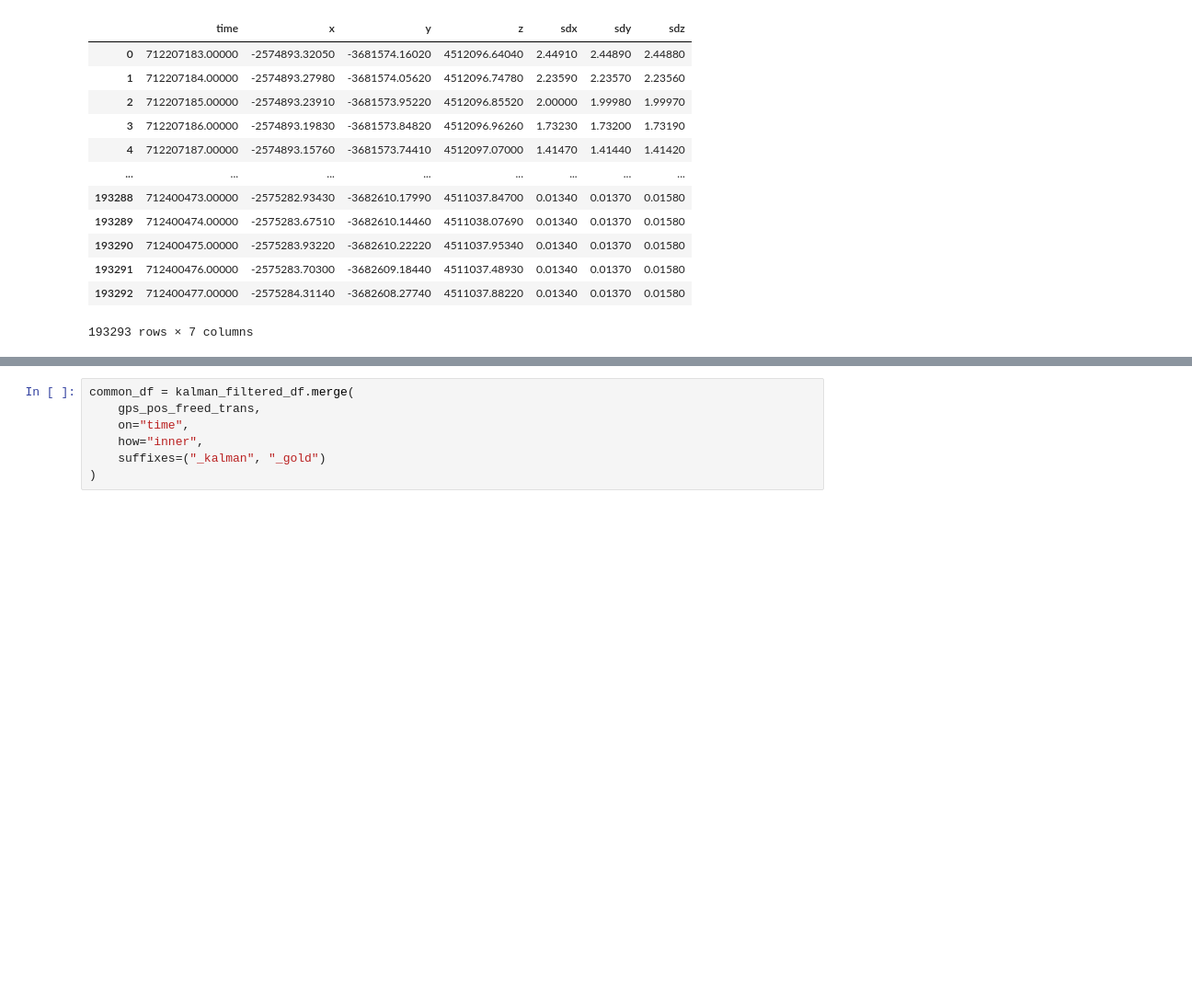
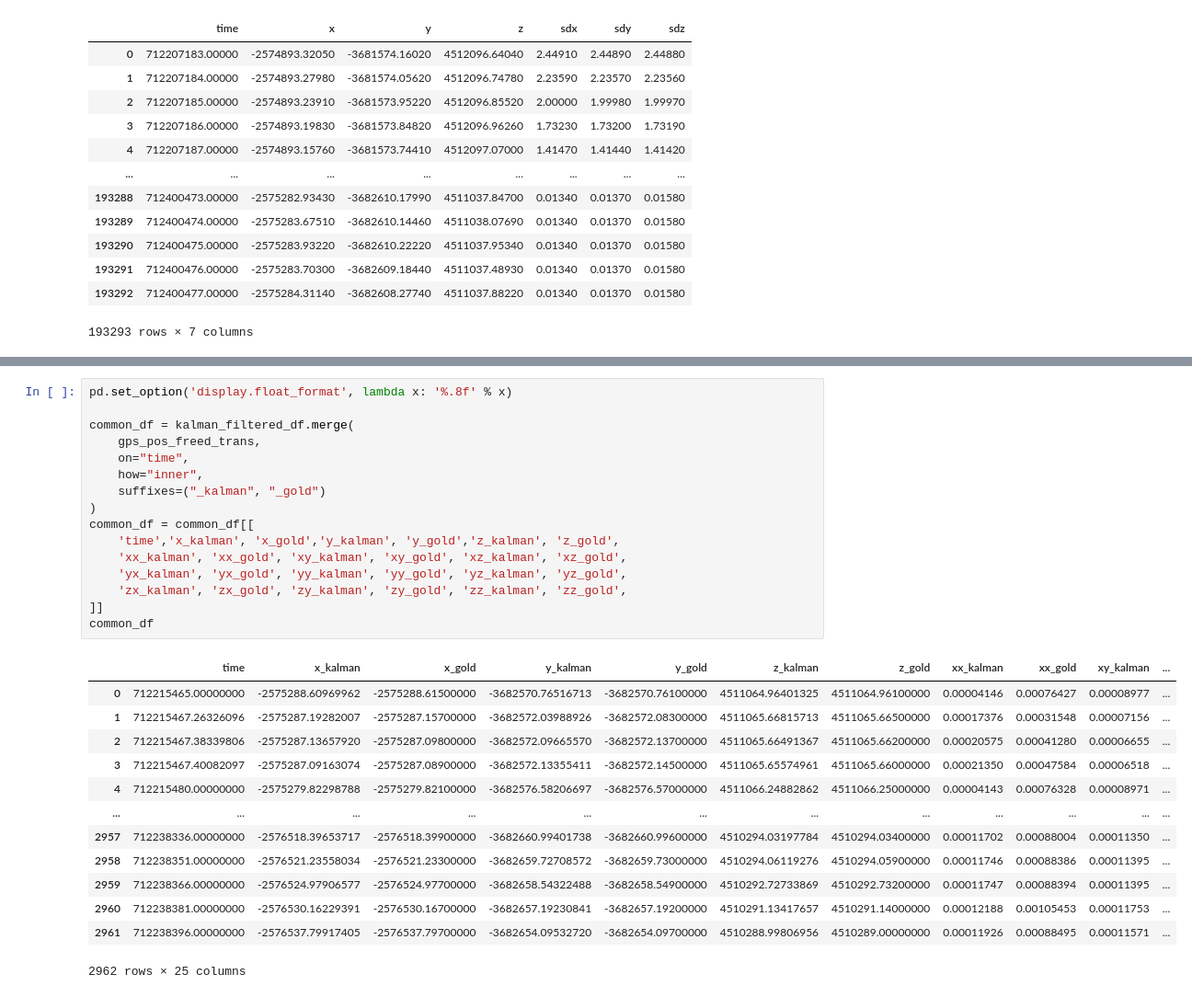
Before and after one commit to seafloor-geodesy/gnatss, a Jupyter notebook: Optimized_Kalman.ipynb, the cells around one changed output, grey strips where cells are left out. Shown at 92% size. Saved outputs shown, nothing was run; the diff lists cells and outputs as text; blank space fills up the shorter version.

```diff
--- a/Optimized_Kalman.ipynb
+++ b/Optimized_Kalman.ipynb
@@ -168,7 +157,30 @@ gps_pos_freed_trans
 # %%
+pd.set_option('display.float_format', lambda x: '%.8f' % x)
+
 common_df = kalman_filtered_df.merge(
     gps_pos_freed_trans,
     on="time",
     how="inner",
     suffixes=("_kalman", "_gold")
 )
+common_df = common_df[[
+    'time','x_kalman', 'x_gold','y_kalman', 'y_gold','z_kalman', 'z_gold',
+    'xx_kalman', 'xx_gold', 'xy_kalman', 'xy_gold', 'xz_kalman', 'xz_gold',
+    'yx_kalman', 'yx_gold', 'yy_kalman', 'yy_gold', 'yz_kalman', 'yz_gold',
+    'zx_kalman', 'zx_gold', 'zy_kalman', 'zy_gold', 'zz_kalman', 'zz_gold',
+]]
+common_df
+# %% [output]
+|  | time | x_kalman | x_gold | y_kalman | y_gold | z_kalman | z_gold | xx_kalman | xx_gold | xy_kalman | ... |
+| 0 | 712215465.00000000 | -2575288.60969962 | -2575288.61500000 | -3682570.76516713 | -3682570.76100000 | 4511064.96401325 | 4511064.96100000 | 0.00004146 | 0.00076427 | 0.00008977 | ... |
+| 1 | 712215467.26326096 | -2575287.19282007 | -2575287.15700000 | -3682572.03988926 | -3682572.08300000 | 4511065.66815713 | 4511065.66500000 | 0.00017376 | 0.00031548 | 0.00007156 | ... |
+| 2 | 712215467.38339806 | -2575287.13657920 | -2575287.09800000 | -3682572.09665570 | -3682572.13700000 | 4511065.66491367 | 4511065.66200000 | 0.00020575 | 0.00041280 | 0.00006655 | ... |
+| 3 | 712215467.40082097 | -2575287.09163074 | -2575287.08900000 | -3682572.13355411 | -3682572.14500000 | 4511065.65574961 | 4511065.66000000 | 0.00021350 | 0.00047584 | 0.00006518 | ... |
+| 4 | 712215480.00000000 | -2575279.82298788 | -2575279.82100000 | -3682576.58206697 | -3682576.57000000 | 4511066.24882862 | 4511066.25000000 | 0.00004143 | 0.00076328 | 0.00008971 | ... |
+| ... | ... | ... | ... | ... | ... | ... | ... | ... | ... | ... | ... |
+| 2957 | 712238336.00000000 | -2576518.39653717 | -2576518.39900000 | -3682660.99401738 | -3682660.99600000 | 4510294.03197784 | 4510294.03400000 | 0.00011702 | 0.00088004 | 0.00011350 | ... |
+| 2958 | 712238351.00000000 | -2576521.23558034 | -2576521.23300000 | -3682659.72708572 | -3682659.73000000 | 4510294.06119276 | 4510294.05900000 | 0.00011746 | 0.00088386 | 0.00011395 | ... |
+| 2959 | 712238366.00000000 | -2576524.97906577 | -2576524.97700000 | -3682658.54322488 | -3682658.54900000 | 4510292.72733869 | 4510292.73200000 | 0.00011747 | 0.00088394 | 0.00011395 | ... |
+| 2960 | 712238381.00000000 | -2576530.16229391 | -2576530.16700000 | -3682657.19230841 | -3682657.19200000 | 4510291.13417657 | 4510291.14000000 | 0.00012188 | 0.00105453 | 0.00011753 | ... |
+| 2961 | 712238396.00000000 | -2576537.79917405 | -2576537.79700000 | -3682654.09532720 | -3682654.09700000 | 4510288.99806956 | 4510289.00000000 | 0.00011926 | 0.00088495 | 0.00011571 | ... |
+2962 rows × 25 columns
```
Also changed, not shown: parts of 22 cells of this notebook, 3 other files.
